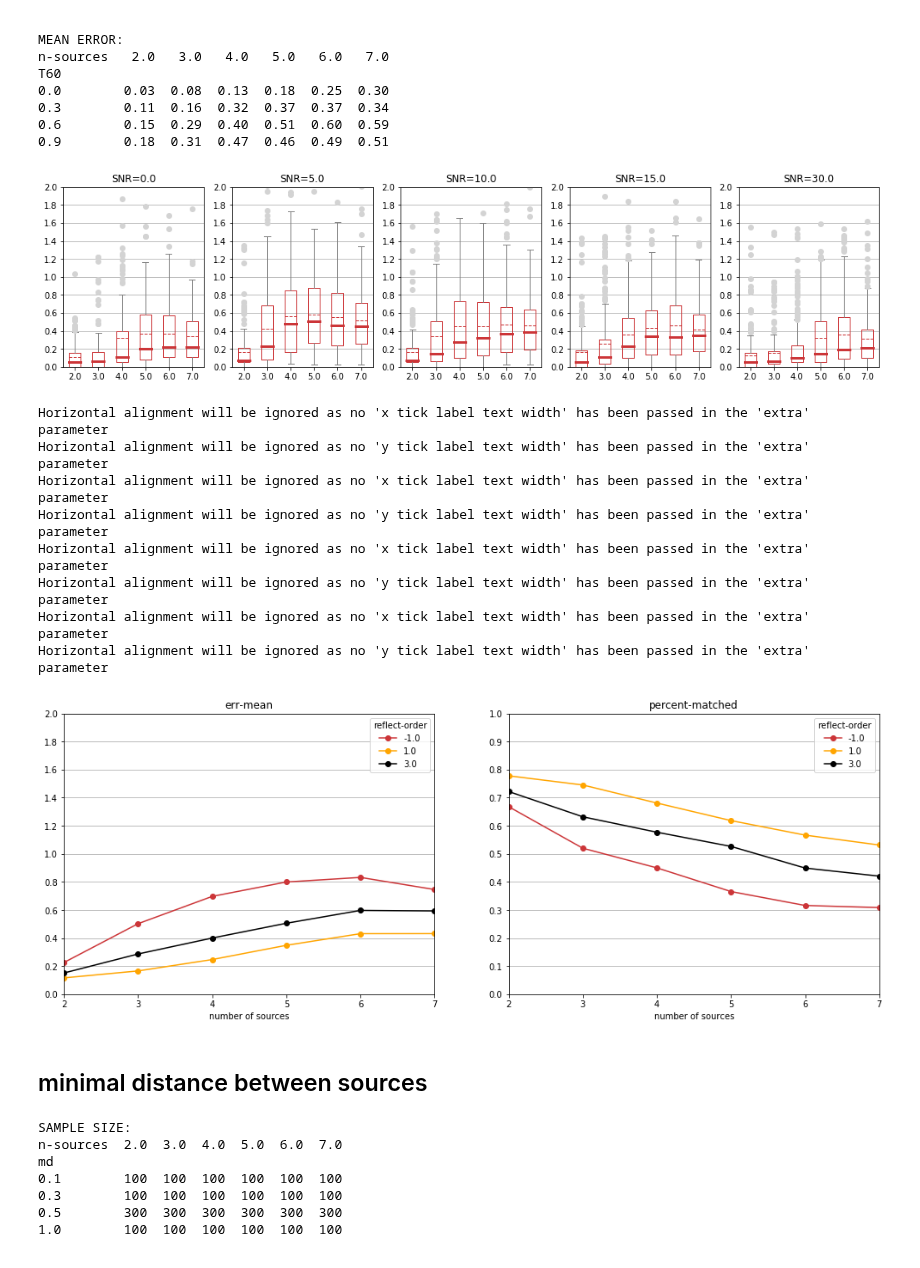
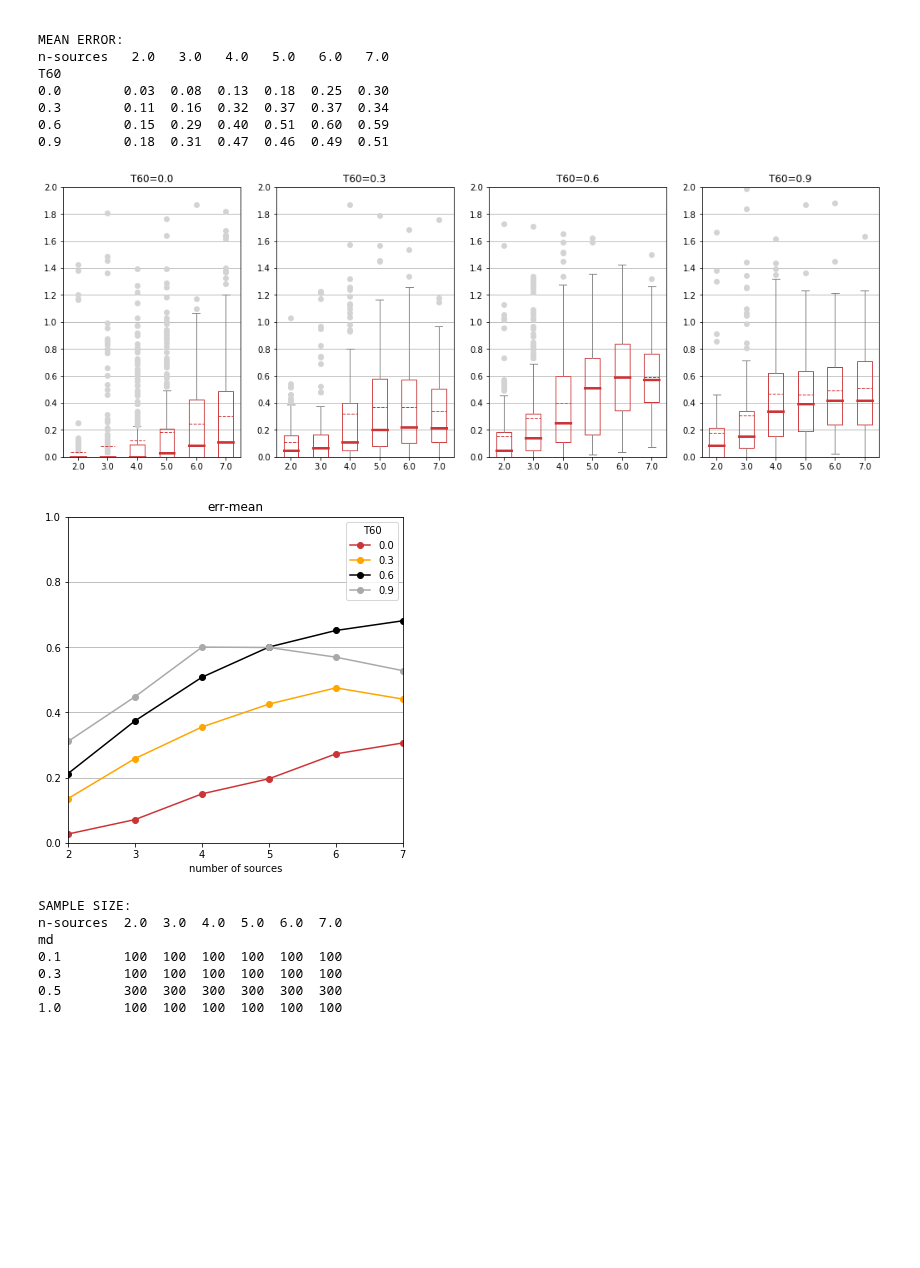
Before and after one commit to jannismain/fau-lnt-source-tracking-code, a Jupyter notebook: python/analysis-mean-err.ipynb, the cells around one changed output. Cells and saved outputs as stored; diff of their text form; code cells hidden in the pictures; blank space fills up the shorter version.

```diff
--- a/python/analysis-mean-err.ipynb
+++ b/python/analysis-mean-err.ipynb
@@ -331,0 +349,13 @@ cols = ['err-mean', 'percent-matched']
+# %%
+# Manipulate Data
+var = "em"
+dft = df
+dft = dft[dft["reflect-order"]==3]
+# dft = dft[dft["T60"]==0.6]
+# dft = dft[dft["em"]==5]
+dft = dft[dft["wd"]==1.2]
+dft = dft[dft["md"]==0.5]
+dft = dft[dft["SNR"]==0]
+dft = dft[dft["var-fixed"]==0]
+dft = dft[dft["var-val"]==0.1]
+print_summary(dft)
@@ -331,0 +377,8 @@ cols = ['err-mean', 'percent-matched']
+# %%
+print("SAMPLE SIZE:")
+dfp = dft.pivot_table("x1", index=["n-sources"], columns=[var], aggfunc='count').transpose()
+print(dfp)
+
+print("\nMEAN ERROR:")
+dfp = dft.pivot_table("err-mean", index=["n-sources"], columns=var, aggfunc='mean').transpose()
+print(dfp)
@@ -331,0 +405,12 @@ cols = ['err-mean', 'percent-matched']
+# %%
+# Print Boxplots
+ax, i = init_grid((1,4),(17,6))
+for val in dfp.index.values:
+    dftt = dft[dft[var]==val]
+    try:
+        bp = dftt.boxplot('err-mean', by=["n-sources"], return_type='both', figsize=(6,  6), showmeans=True, meanline=True, ax=ax[i])
+        style_boxplot(bp)
+        ax[i].set_title("{}={}".format(var,val))
+        i+=1
+    except ValueError:
+        continue
@@ -418,37 +509,26 @@ T60
 0.6        0.15  0.29  0.40  0.51  0.60  0.59
 0.9        0.18  0.31  0.47  0.46  0.49  0.51
 # %%
-spgrid = (1,5)
-plt.subplots(spgrid[0],spgrid[1], figsize=(17,4))
-ax = list()
-for i in range(1,spgrid[0]*spgrid[1]+1):
-    ax.append(plt.subplot(spgrid[0],spgrid[1],i))
-
-i=0
+# Print Boxplots
+ax, i = init_grid((1,4),(17,6))
 for val in dfp.index.values:
     dftt = dft[dft[var]==val]
     try:
         bp = dftt.boxplot('err-mean', by=["n-sources"], return_type='both', figsize=(6,  6), showmeans=True, meanline=True, ax=ax[i])
         style_boxplot(bp)
         ax[i].set_title("{}={}".format(var,val))
         i+=1
     except ValueError:
         continue
 # %% [output]
-[figure, old version]
+[figure, new version]
 # %%
-spgrid = (1,2)
-plt.subplots(spgrid[0],spgrid[1], figsize=(17,6))
-ax = list()
-for i in range(1,spgrid[0]*spgrid[1]+1):
-    ax.append(plt.subplot(spgrid[0],spgrid[1],i))
-
-i=0
-desc = "reflect-order"
-cols = ['err-mean', 'percent-matched']
-axis_param = [[0.2, 0, 0, 2.01],[0.1, 0, 0,1.01]]
+# Print Means in Lineplot
+ax, i = init_grid((1,1),(6,6))
+cols = ['err-mean']#, 'percent-matched']
+axis_param = [[0.2, 0, 0, 1.01],[0.1, 0, 0,1.01]]
 for col in cols:
-    a = df.pivot_table(col, index=['n-sources'], columns=['reflect-order'], aggfunc='mean').plot(**DEFAULT_LINE_PLOT_ARGS, grid=True, ax=ax[i], title=col)
+    a = df.pivot_table(col, index=['n-sources'], columns=[var], aggfunc='mean').plot(**DEFAULT_LINE_PLOT_ARGS, grid=True, ax=ax[i], title=col)
 #     a.set_ylim([0,1])
     style_line_plot("number of sources", "", grid='x', ax=ax[i])
     adjust_y_axis(*axis_param[i], a)
@@ -459,17 +539,7 @@ for col in cols:
         figurewidth = '\\figurewidth'
         )
 # %% [output]
-Horizontal alignment will be ignored as no 'x tick label text width' has been passed in the 'extra' parameter
-Horizontal alignment will be ignored as no 'y tick label text width' has been passed in the 'extra' parameter
-Horizontal alignment will be ignored as no 'x tick label text width' has been passed in the 'extra' parameter
-Horizontal alignment will be ignored as no 'y tick label text width' has been passed in the 'extra' parameter
-Horizontal alignment will be ignored as no 'x tick label text width' has been passed in the 'extra' parameter
-Horizontal alignment will be ignored as no 'y tick label text width' has been passed in the 'extra' parameter
-Horizontal alignment will be ignored as no 'x tick label text width' has been passed in the 'extra' parameter
-Horizontal alignment will be ignored as no 'y tick label text width' has been passed in the 'extra' parameter
-[figure, old version]
+[figure, new version]
-# %% [markdown]
-## minimal distance between sources
 # %%
 # Load Data
 dfs = []
```
Also changed, not shown: parts of 7 cells of this notebook, 1 other file.
